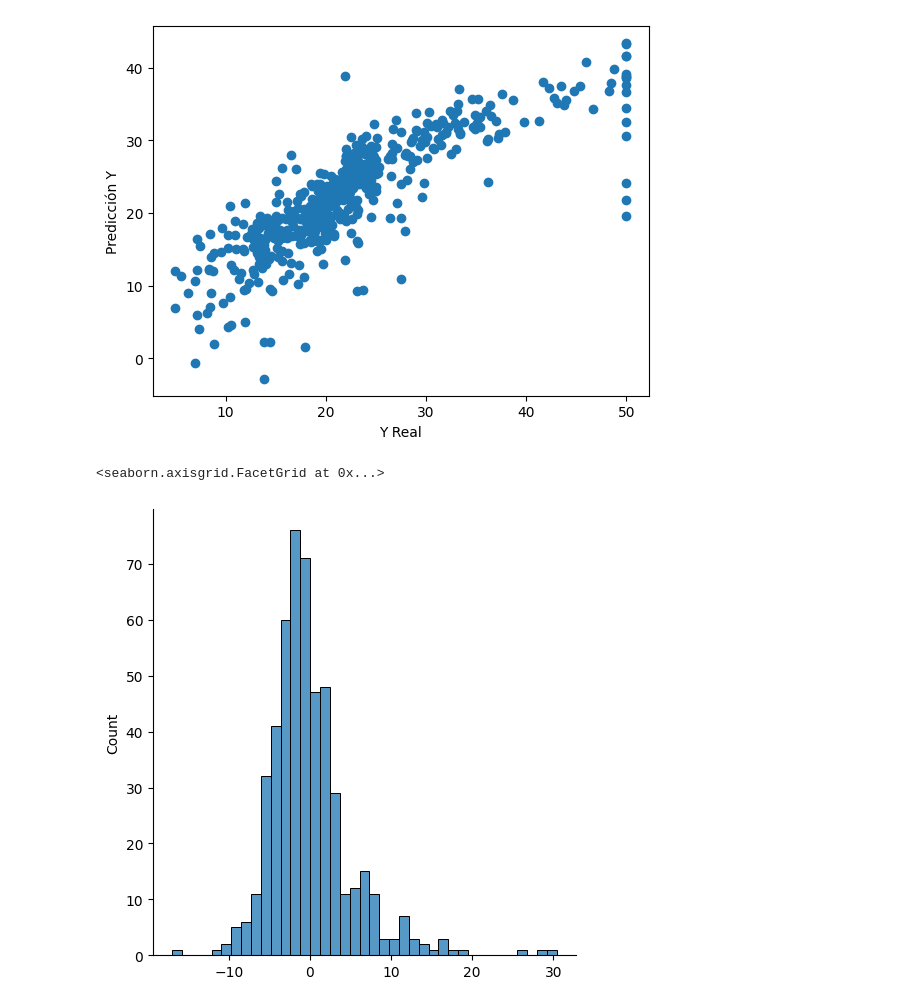
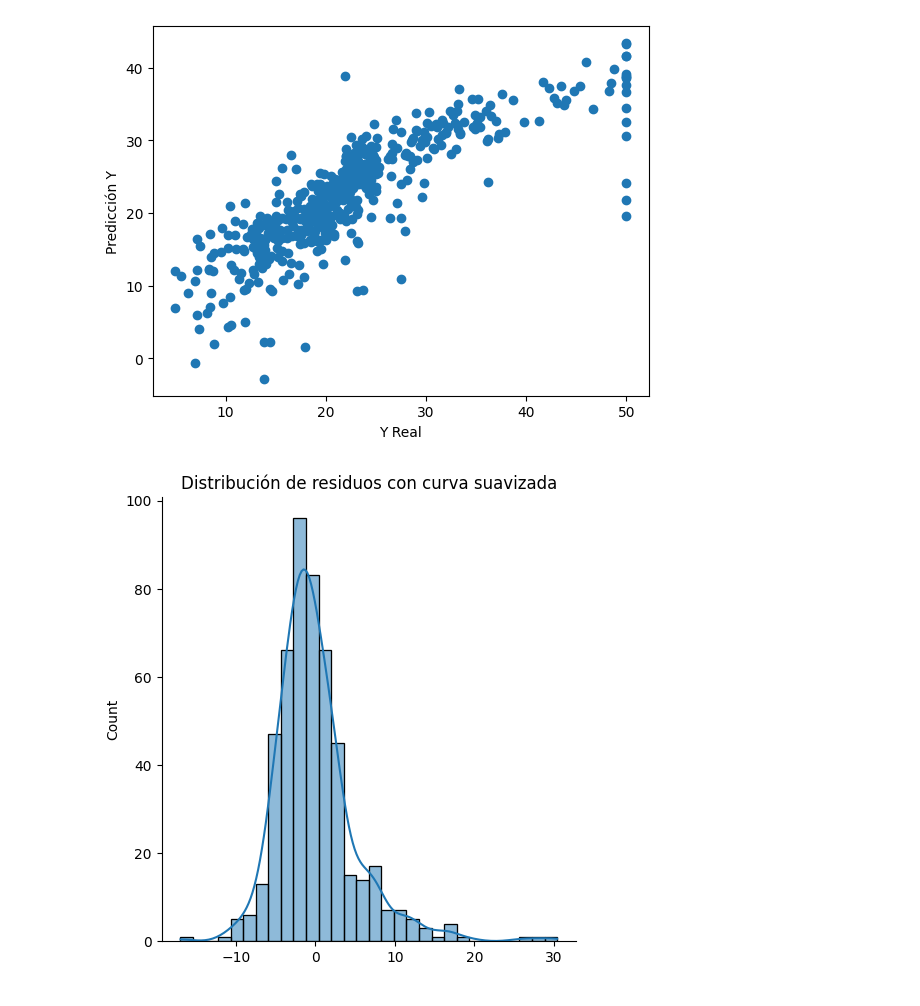
Before and after one commit to r2847txt/DataAnalysisSence2025, a Jupyter notebook: 3_AnalisisExploratorioProgramacionEstadistica/EvaluacionModulo/PreciosPropiedades-CaludioCarrillo.ipynb, the cells around one changed output. Cells and saved outputs as stored; diff of their text form; code cells hidden in the pictures.

```diff
--- a/3_AnalisisExploratorioProgramacionEstadistica/EvaluacionModulo/PreciosPropiedades-CaludioCarrillo.ipynb
+++ b/3_AnalisisExploratorioProgramacionEstadistica/EvaluacionModulo/PreciosPropiedades-CaludioCarrillo.ipynb
@@ -235,7 +235,10 @@ plt.ylabel('Predicción Y')
 Text(0, 0.5, 'Predicción Y')
 [figure]
 # %%
-sns.displot(y_true-y_pred)
+residuos = y_true - y_pred
+
+sns.displot(residuos, bins=30, kde=True)
+plt.title("Distribución de residuos con curva suavizada")
+plt.show()
 # %% [output]
-<seaborn.axisgrid.FacetGrid at 0x...>
-[figure, old version]
+[figure, new version]
```
Also changed, not shown: parts of 3 cells of this notebook, 18 other files.
